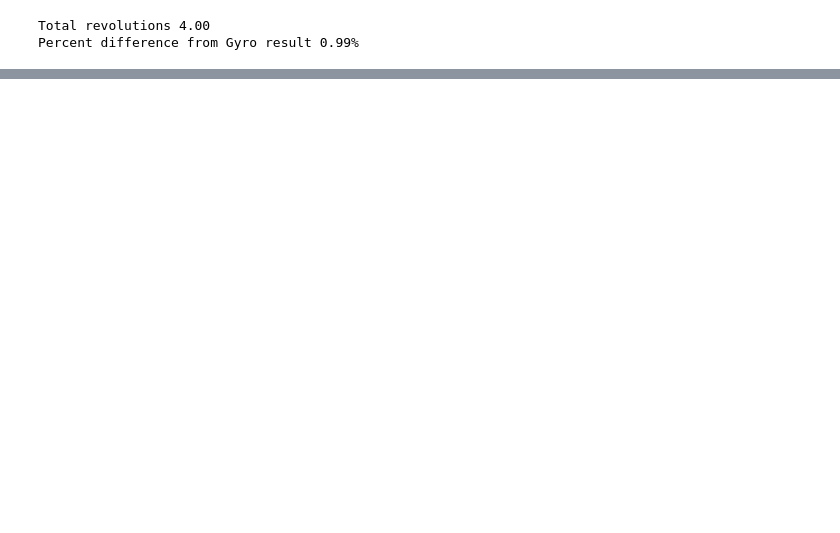
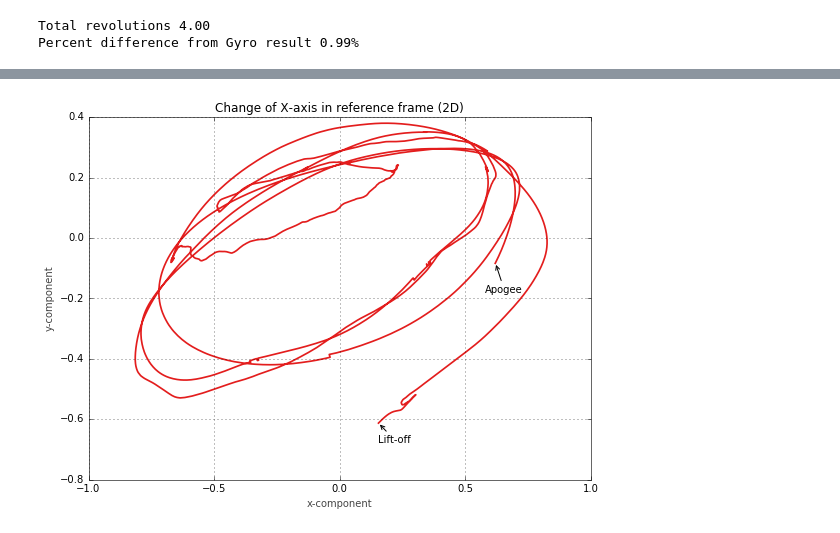
Before and after one commit to psas/Launch-12, a Jupyter notebook: data/notebooks/rollanalysis_part3.ipynb, the cells around one changed output, grey strips where cells are left out. Drawn from its saved outputs; the diff is of its cells as text; code cells hidden in the pictures; blank space fills up the shorter version.

```diff
--- a/data/notebooks/rollanalysis_part3.ipynb
+++ b/data/notebooks/rollanalysis_part3.ipynb
@@ -371,0 +436,24 @@ plt.show()
+# %%
+xref0 = x_ref[:,0]-x_ref[:,0].mean()
+xref1 = x_ref[:,1]-x_ref[:,1].mean()
+
+takeoff_xref = (xref0[0], xref1[0])
+apogee_xref = (xref0[apogee_index], xref1[apogee_index])
+
+setup_graph('Change of X-axis in reference frame (2D)', 'x-component', 'y-component', (9,6.5))
+plt.plot(xref0, xref1)
+plt.annotate('Lift-off',
+             takeoff_xref,
+             xycoords='data',
+             xytext=(0,-20),
+             textcoords='offset points',
+             arrowprops=dict(arrowstyle="->"))
+plt.annotate('Apogee',
+             apogee_xref,
+             xycoords='data',
+             xytext=(-10,-30),
+             textcoords='offset points',
+             arrowprops=dict(arrowstyle="->"))
+plt.show()
+# %% [output]
+[figure, added]
```
Also changed, not shown: parts of 28 cells of this notebook.
